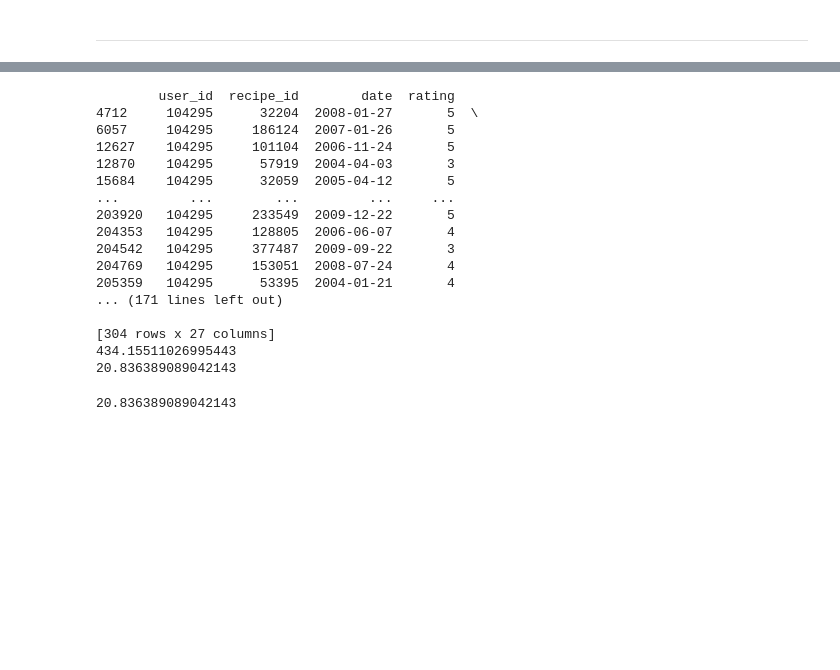
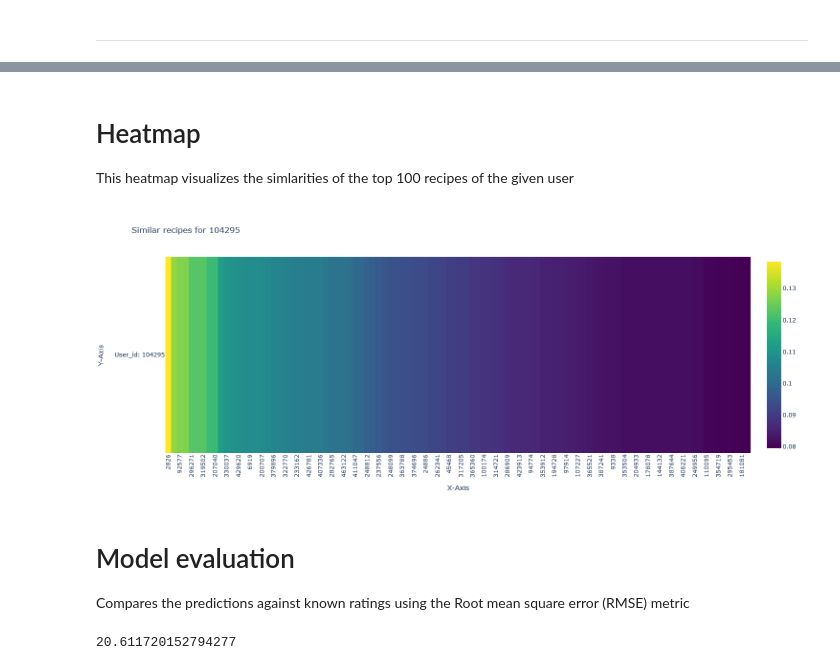
Before and after one commit to srauph/SOEN471, a Jupyter notebook: Content Based Recommender System.ipynb, the cells around one changed output, grey strips where cells are left out. Cells and saved outputs as stored; diff of their text form; code cells hidden in the pictures; blank space fills up the shorter version.

```diff
--- a/Content Based Recommender System.ipynb
+++ b/Content Based Recommender System.ipynb
@@ -184,21 +227,16 @@ def evaluate_model(obj, recommendations, user_id):
+# %% [markdown]
+# Heatmap
+
+This heatmap visualizes the simlarities of the top 100 recipes of the given user
+# %%
+obj.display_similar_recipes_heatmap(104295, recommendations[:100])
+# %% [output]
+[figure, added]
+# %% [markdown]
+# Model evaluation
+
+Compares the predictions against known ratings using the Root mean square error (RMSE) metric
 # %%
-evaluate_model(obj, recommendations, 104295)
+obj.evaluate_model(recommendations, 104295)
 # %% [output]
-        user_id  recipe_id        date  rating
-4712     104295      32204  2008-01-27       5  \
-6057     104295     186124  2007-01-26       5
-12627    104295     101104  2006-11-24       5
-12870    104295      57919  2004-04-03       3
-15684    104295      32059  2005-04-12       5
-...         ...        ...         ...     ...
-203920   104295     233549  2009-12-22       5
-204353   104295     128805  2006-06-07       4
-204542   104295     377487  2009-09-22       3
-204769   104295     153051  2008-07-24       4
-205359   104295      53395  2004-01-21       4
-... (171 lines left out)
-
-[304 rows x 27 columns]
-434.15511026995443
-20.836389089042143
+20.611720152794277
-20.836389089042143
```
Also changed, not shown: parts of 13 cells of this notebook.
